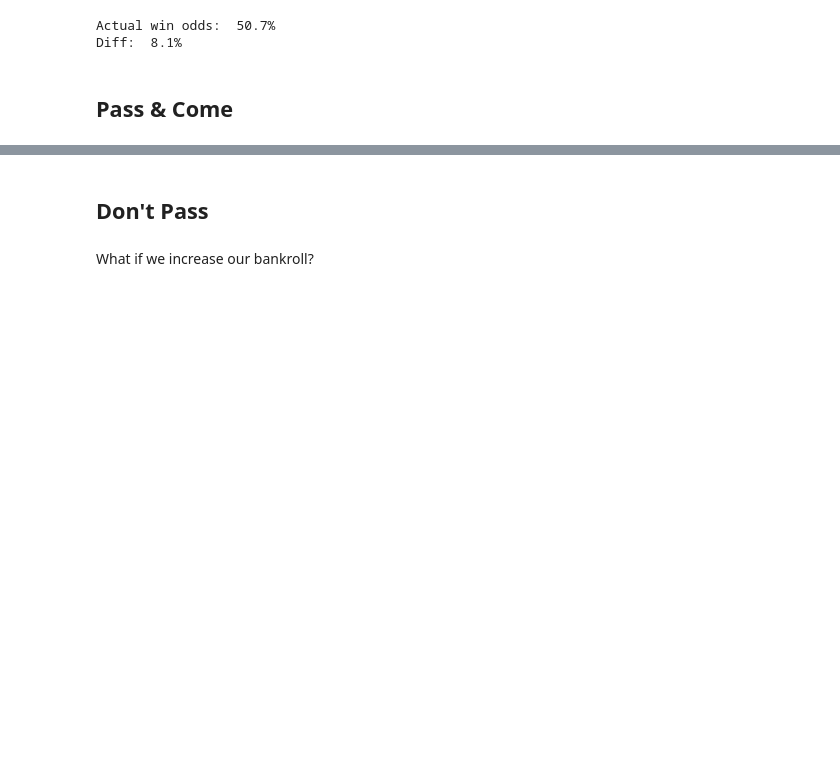
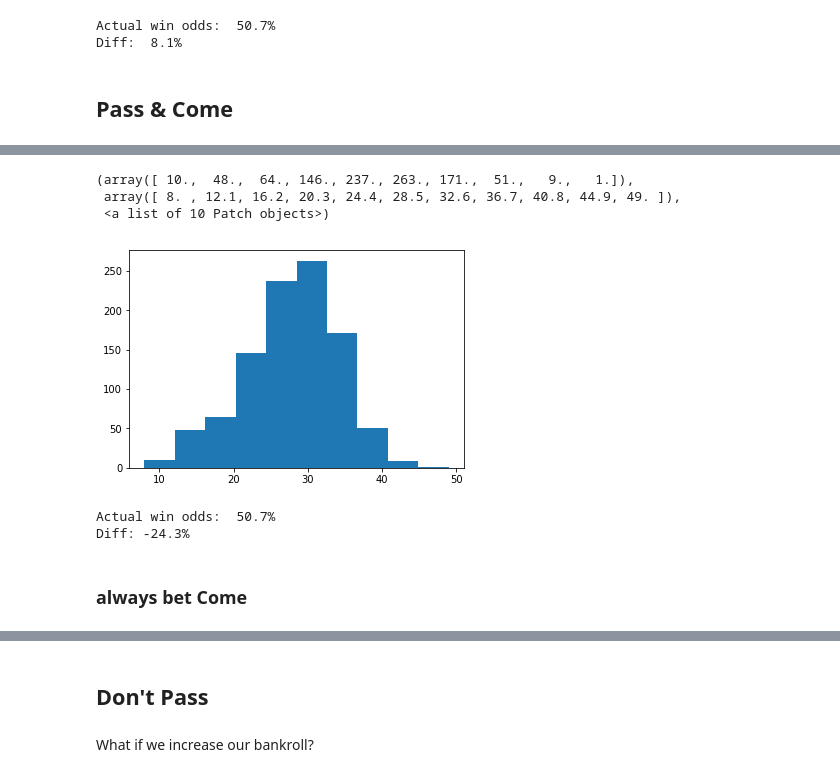
Before and after one commit to kbfreder/craps-sim, a Jupyter notebook: viz_sims.ipynb, the cells around one changed output, grey strips where cells are left out. Drawn from its saved outputs; the diff is of its cells as text; code cells hidden in the pictures; blank space fills up the shorter version.

```diff
--- a/viz_sims.ipynb
+++ b/viz_sims.ipynb
@@ -155,0 +203,15 @@ plot_by_rd_with_hist(pac_amt_by_rd, pac_end_amts, bankroll, 'Pass & 1-Come')
+# %%
+plt.hist(num_games)
+# %% [output]
+(array([ 10.,  48.,  64., 146., 237., 263., 171.,  51.,   9.,   1.]),
+ array([ 8. , 12.1, 16.2, 20.3, 24.4, 28.5, 32.6, 36.7, 40.8, 44.9, 49. ]),
+ <a list of 10 Patch objects>)
+[figure, added]
+# %%
+true_odds_pct = odds_to_prob(*true_odds)
+print(f"Actual win odds: {true_odds_pct: .1%}")
+diff = pct_win - true_odds_pct
+print(f"Diff: {diff: .1%}")
+# %% [output]
+Actual win odds:  50.7%
+Diff: -24.3%
@@ -155,0 +222,2 @@ plot_by_rd_with_hist(pac_amt_by_rd, pac_end_amts, bankroll, 'Pass & 1-Come')
+# %% [markdown]
+### always bet Come
```
Also changed, not shown: parts of 23 cells of this notebook.
